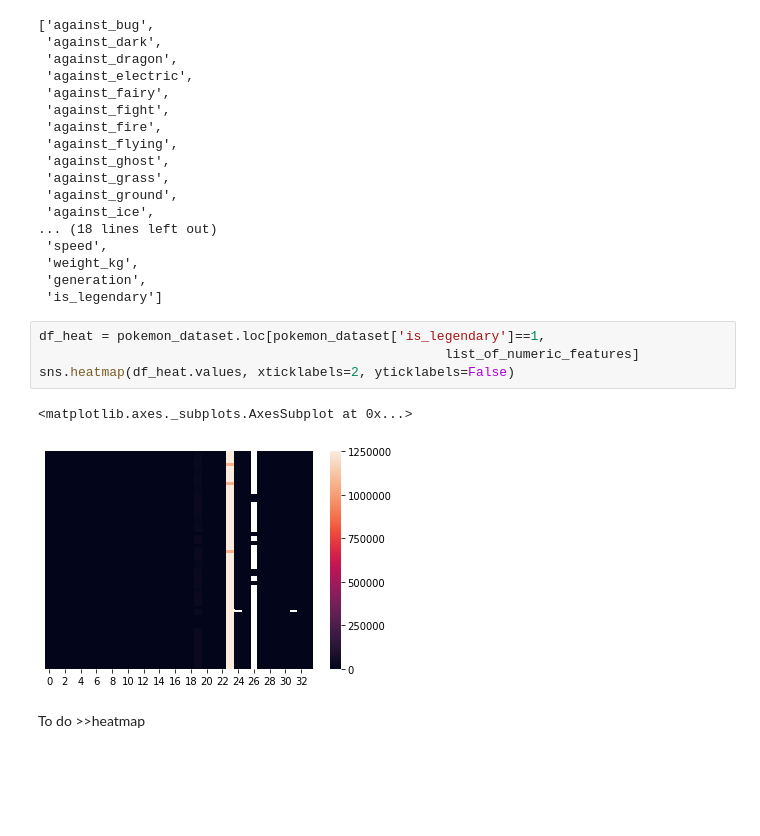
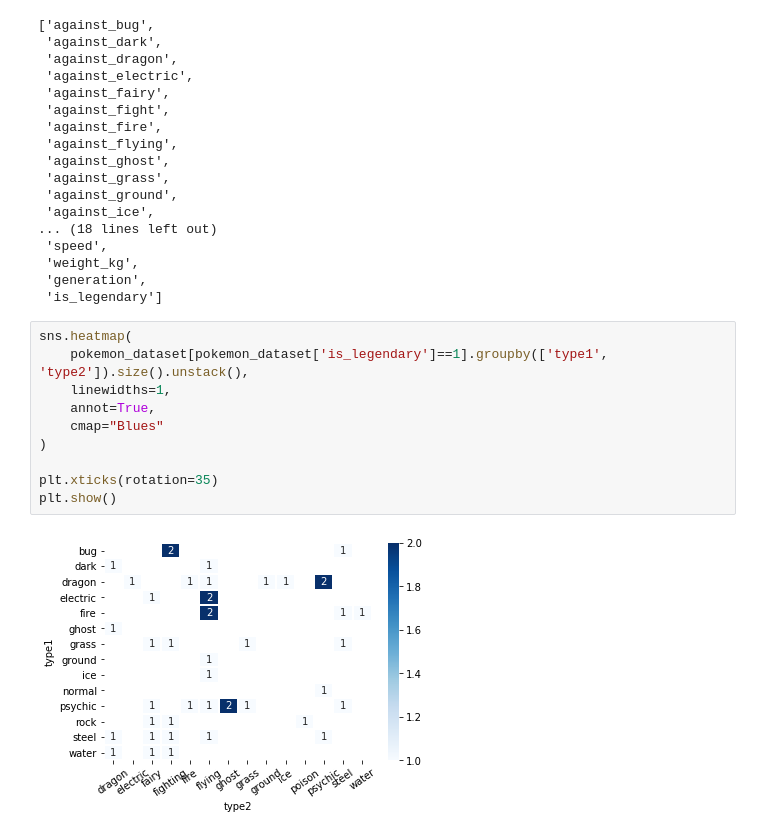
Before and after one commit to darszam/WhatMakesPokemonLegendary, a Jupyter notebook: WhatMakesPokemonLegendary.ipynb, the cells around one changed output. Cells and saved outputs as stored; diff of their text form; blank space fills up the shorter version.

Commit message:
Added another graph for basic types and heatmaps. Next step - feature selection

```diff
--- a/WhatMakesPokemonLegendary.ipynb
+++ b/WhatMakesPokemonLegendary.ipynb
@@ -282,12 +335,15 @@ list_of_numeric_features
  'weight_kg',
  'generation',
  'is_legendary']
-# %%
-df_heat = pokemon_dataset.loc[pokemon_dataset['is_legendary']==1,
-                                                    list_of_numeric_features]
-sns.heatmap(df_heat.values, xticklabels=2, yticklabels=False)
-# %% [output]
-<matplotlib.axes._subplots.AxesSubplot at 0x...>
-[figure, removed]
-# %% [markdown]
-To do >>heatmap
+# %%
+sns.heatmap(
+    pokemon_dataset[pokemon_dataset['is_legendary']==1].groupby(['type1', 'type2']).size().unstack(),
+    linewidths=1,
+    annot=True,
+    cmap="Blues"
+)
+
+plt.xticks(rotation=35)
+plt.show()
+# %% [output]
+[figure, added]
```
Also changed, not shown: parts of 12 cells of this notebook.
